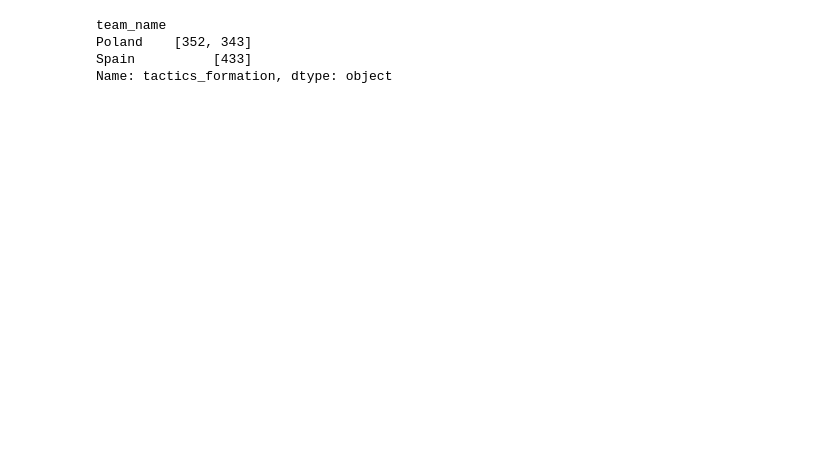
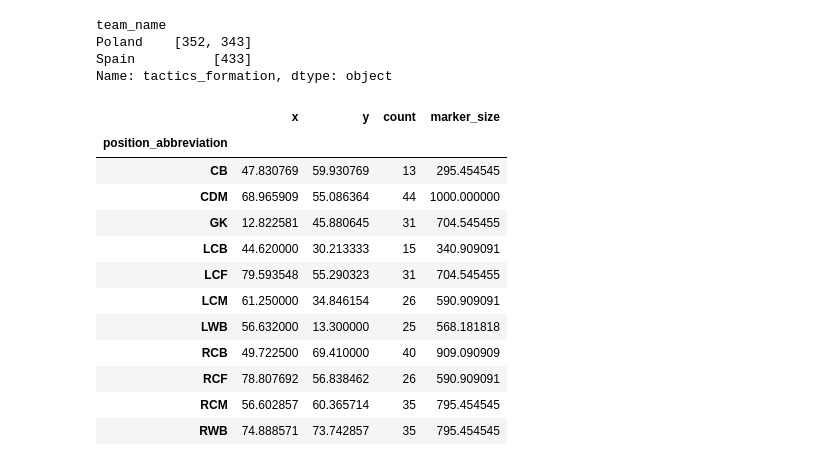
Before and after one commit to MikoPat/Football-statistical-visualisation, a Jupyter notebook: Poland/passNetwork_Euro.ipynb, the cells around one changed output. Cells and saved outputs as stored; diff of their text form; code cells hidden in the pictures; blank space fills up the shorter version.

```diff
--- a/Poland/passNetwork_Euro.ipynb
+++ b/Poland/passNetwork_Euro.ipynb
@@ -88,6 +111,22 @@ color = np.tile(color, (len(passes_between), 1))
 c_transparency = passes_between.pass_count / passes_between.pass_count.max()
 c_transparency = (c_transparency * (0.8 - MIN_TRANSPARENCY)) + MIN_TRANSPARENCY
 color[:, 3] = c_transparency
+# %%
+average_locs_and_count
+# %% [output]
+|  | x | y | count | marker_size |
+| position_abbreviation |  |  |  |  |
+| CB | 47.830769 | 59.930769 | 13 | 295.454545 |
+| CDM | 68.965909 | 55.086364 | 44 | 1000.000000 |
+| GK | 12.822581 | 45.880645 | 31 | 704.545455 |
+| LCB | 44.620000 | 30.213333 | 15 | 340.909091 |
+| LCF | 79.593548 | 55.290323 | 31 | 704.545455 |
+| LCM | 61.250000 | 34.846154 | 26 | 590.909091 |
+| LWB | 56.632000 | 13.300000 | 25 | 568.181818 |
+| RCB | 49.722500 | 69.410000 | 40 | 909.090909 |
+| RCF | 78.807692 | 56.838462 | 26 | 590.909091 |
+| RCM | 56.602857 | 60.365714 | 35 | 795.454545 |
+| RWB | 74.888571 | 73.742857 | 35 | 795.454545 |
 # %%
 pitch = VerticalPitch(pitch_type='statsbomb', pitch_color='#22314E', line_color='#efefef')
 fig, ax = pitch.draw(figsize=(4.4, 6.4), constrained_layout=True, tight_layout=False)
```
Also changed, not shown: parts of 4 cells of this notebook, 22 other files.
